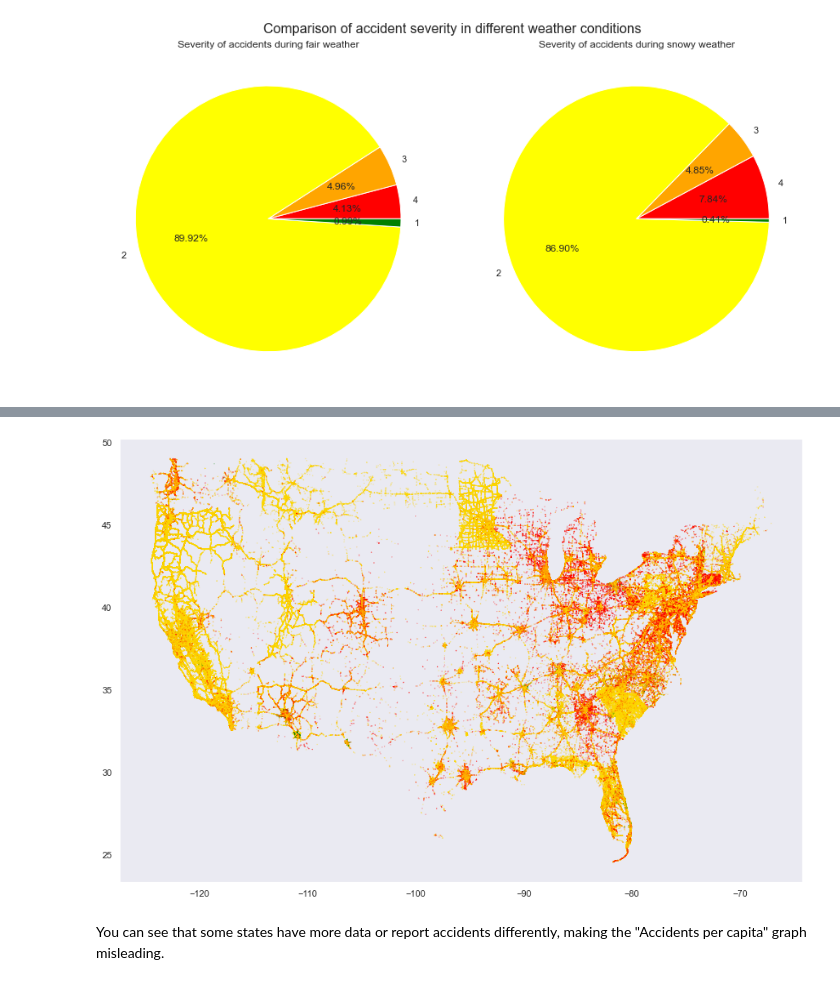
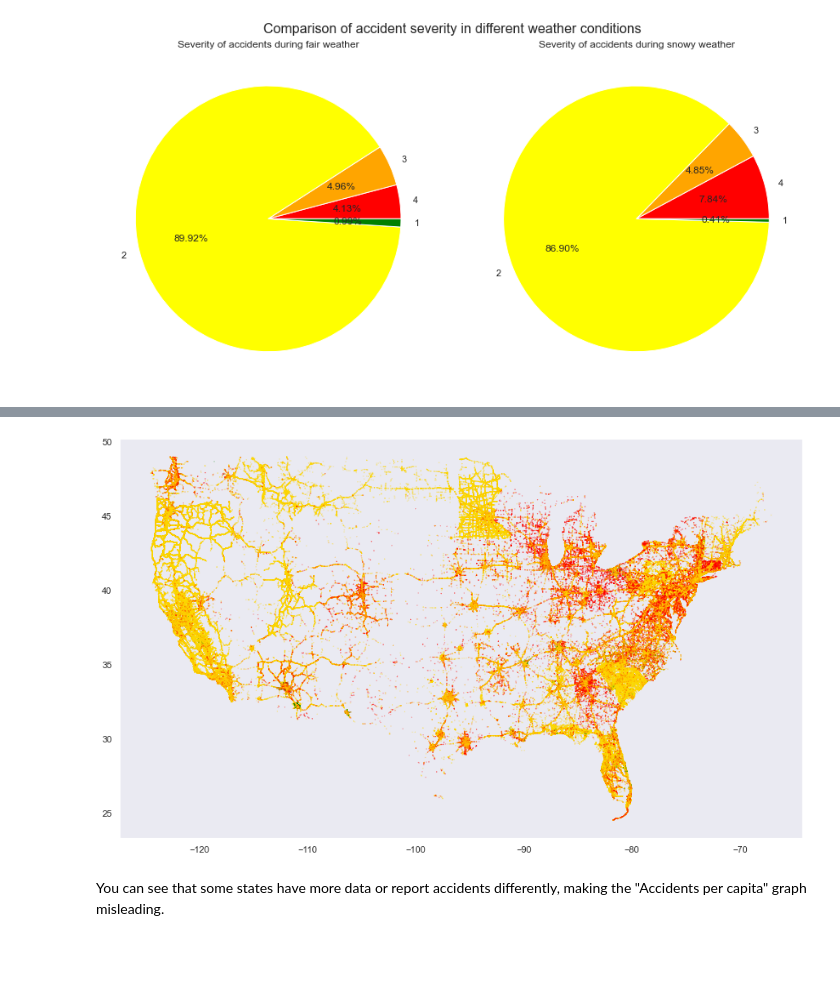
Before and after one commit to jeffc1020/453-visualization, a Jupyter notebook: final.ipynb, the cells around one changed output, grey strips where cells are left out. Drawn from its saved outputs; the diff is of its cells as text; code cells hidden in the pictures; blank space fills up the shorter version.

```diff
--- a/final.ipynb
+++ b/final.ipynb
@@ -359,14 +358,14 @@ plt.show()
 # %%
 from matplotlib import cm
 from matplotlib.colors import ListedColormap
 
-plt.figure(figsize=(15,10))
+plt.figure(figsize=(15,9))
 sns.set_style('dark')
 severity_cmap = ListedColormap(['green', 'gold', 'orange', 'red'])
 plt.scatter(x='Start_Lng', y='Start_Lat', data=df, s=0.03, c='Severity', cmap=severity_cmap)
 plt.show()
 # %% [output]
-[figure, old version]
+[figure, new version]
 # %% [markdown]
 You can see that some states have more data or report accidents differently, making the "Accidents per capita" graph misleading.
 # %%
```
Also changed, not shown: parts of 3 cells of this notebook.
